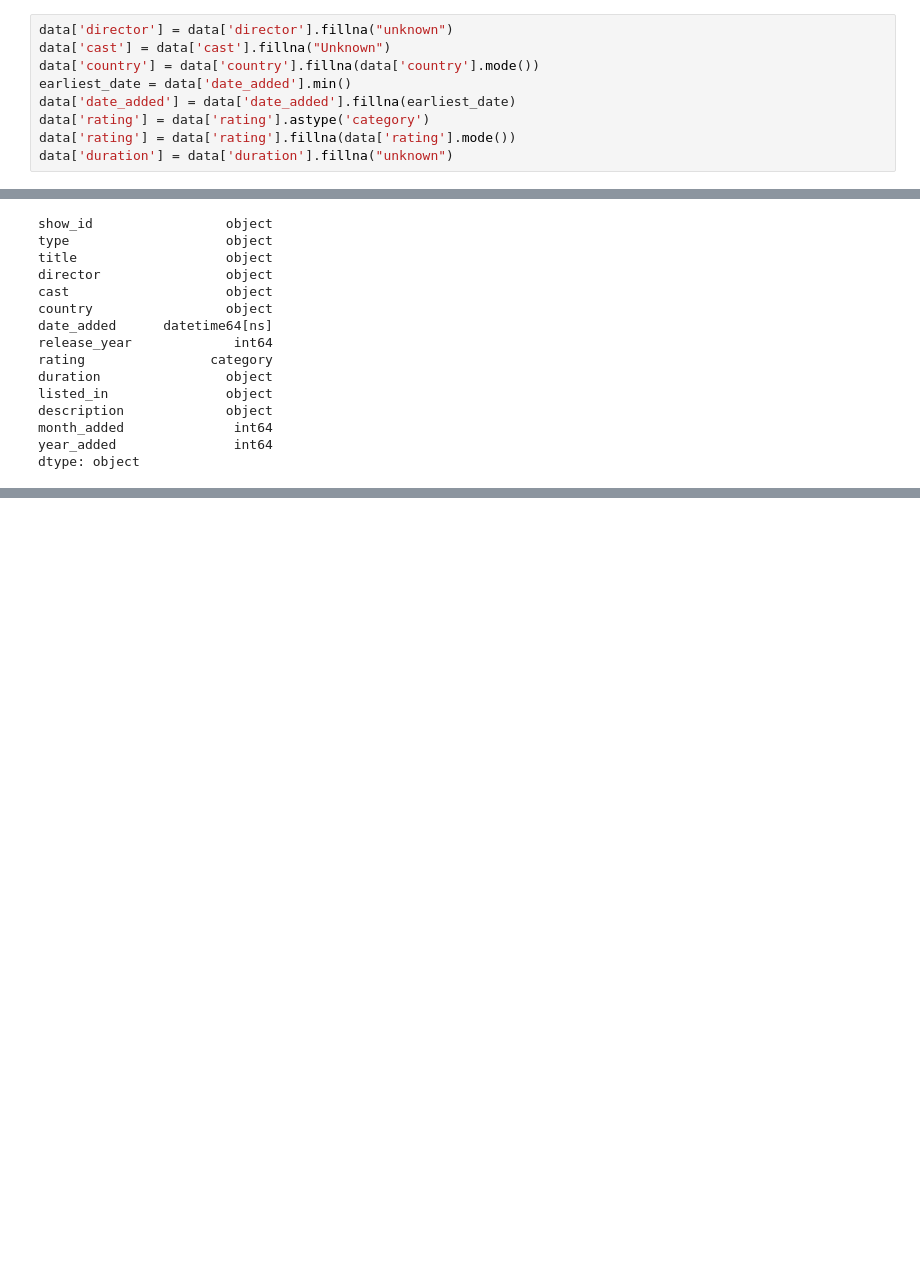
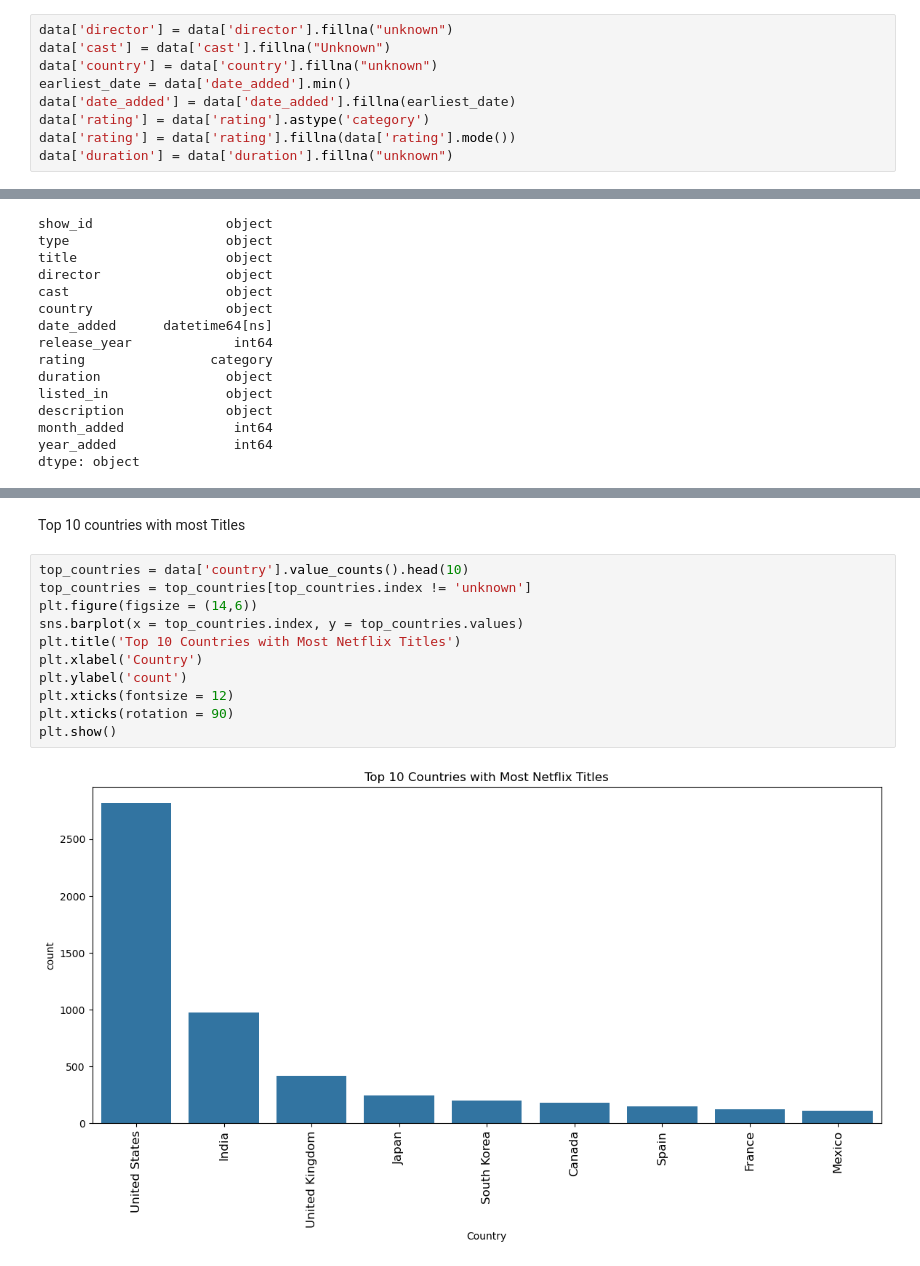
Before and after one commit to manojchowdary005/Jupyter-Netflix, a Jupyter notebook: Netflix-Analysis.ipynb, the cells around one changed output, grey strips where cells are left out. Drawn from its saved outputs; the diff is of its cells as text; blank space fills up the shorter version.

```diff
--- a/Netflix-Analysis.ipynb
+++ b/Netflix-Analysis.ipynb
@@ -80,7 +71,7 @@ data['date_added'] = pd.to_datetime(data['date_added'], errors='coerce')
 # %%
 data['director'] = data['director'].fillna("unknown")
 data['cast'] = data['cast'].fillna("Unknown")
-data['country'] = data['country'].fillna(data['country'].mode())
+data['country'] = data['country'].fillna("unknown")
 earliest_date = data['date_added'].min()
 data['date_added'] = data['date_added'].fillna(earliest_date)
 data['rating'] = data['rating'].astype('category')
@@ -118,0 +128,15 @@ dtype: object
+# %% [markdown]
+Top 10 countries with most Titles
+# %%
+top_countries = data['country'].value_counts().head(10)
+top_countries = top_countries[top_countries.index != 'unknown']
+plt.figure(figsize = (14,6))
+sns.barplot(x = top_countries.index, y = top_countries.values)
+plt.title('Top 10 Countries with Most Netflix Titles')
+plt.xlabel('Country')
+plt.ylabel('count')
+plt.xticks(fontsize = 12)
+plt.xticks(rotation = 90)
+plt.show()
+# %% [output]
+[figure, added]
```
Also changed, not shown: parts of 8 cells of this notebook.
